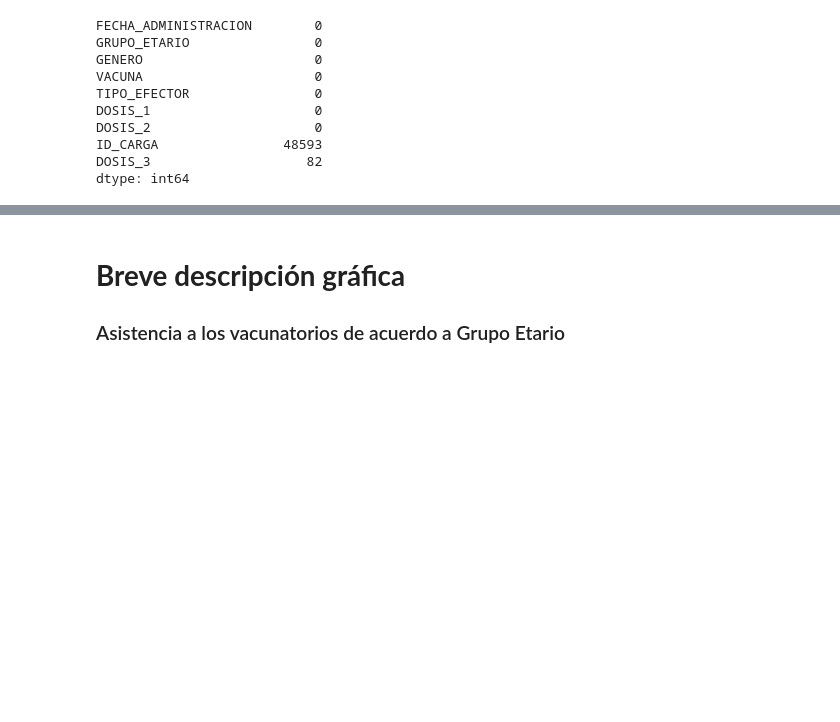
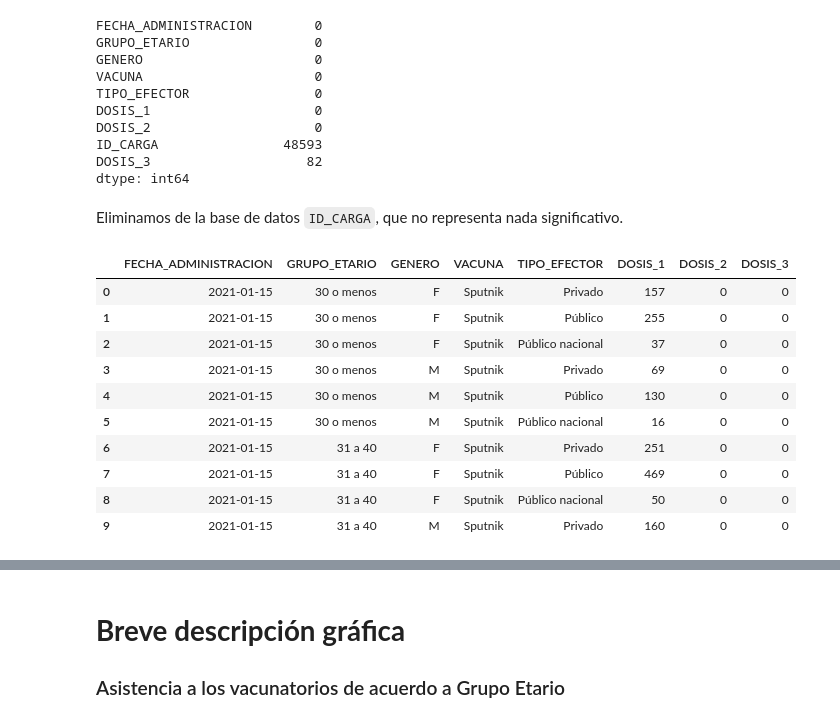
Before and after one commit to ulijese/arg_prog4, a Jupyter notebook: ej_01.ipynb, the cells around one changed output, grey strips where cells are left out. Cells and saved outputs as stored; diff of their text form; code cells hidden in the pictures; blank space fills up the shorter version.

```diff
--- a/ej_01.ipynb
+++ b/ej_01.ipynb
@@ -88,3 +121,20 @@ DOSIS_2                     0
 ID_CARGA                48593
 DOSIS_3                    82
 dtype: int64
+# %% [markdown]
+Eliminamos de la base de datos `ID_CARGA`, que no representa nada significativo.
+# %%
+df = df.drop(['ID_CARGA'], axis=1)
+df.head(10)
+# %% [output]
+|  | FECHA_ADMINISTRACION | GRUPO_ETARIO | GENERO | VACUNA | TIPO_EFECTOR | DOSIS_1 | DOSIS_2 | DOSIS_3 |
+| 0 | 2021-01-15 | 30 o menos | F | Sputnik | Privado | 157 | 0 | 0 |
+| 1 | 2021-01-15 | 30 o menos | F | Sputnik | Público | 255 | 0 | 0 |
+| 2 | 2021-01-15 | 30 o menos | F | Sputnik | Público nacional | 37 | 0 | 0 |
+| 3 | 2021-01-15 | 30 o menos | M | Sputnik | Privado | 69 | 0 | 0 |
+| 4 | 2021-01-15 | 30 o menos | M | Sputnik | Público | 130 | 0 | 0 |
+| 5 | 2021-01-15 | 30 o menos | M | Sputnik | Público nacional | 16 | 0 | 0 |
+| 6 | 2021-01-15 | 31 a 40 | F | Sputnik | Privado | 251 | 0 | 0 |
+| 7 | 2021-01-15 | 31 a 40 | F | Sputnik | Público | 469 | 0 | 0 |
+| 8 | 2021-01-15 | 31 a 40 | F | Sputnik | Público nacional | 50 | 0 | 0 |
+| 9 | 2021-01-15 | 31 a 40 | M | Sputnik | Privado | 160 | 0 | 0 |
```
Also changed, not shown: parts of 14 cells of this notebook.
